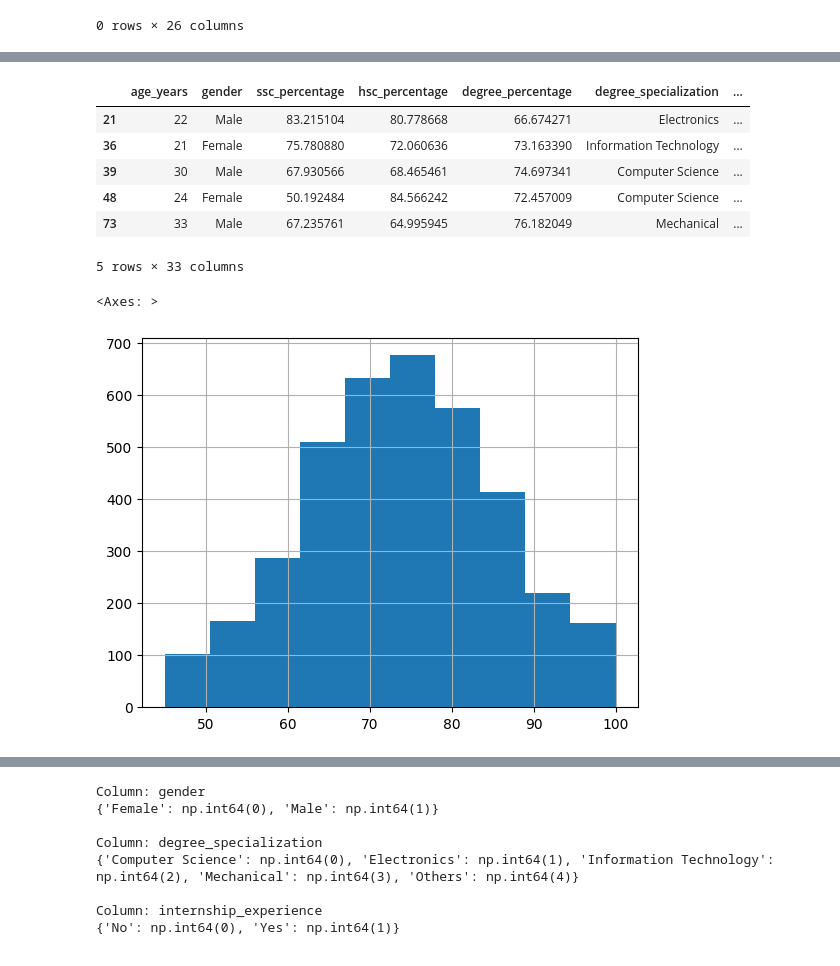
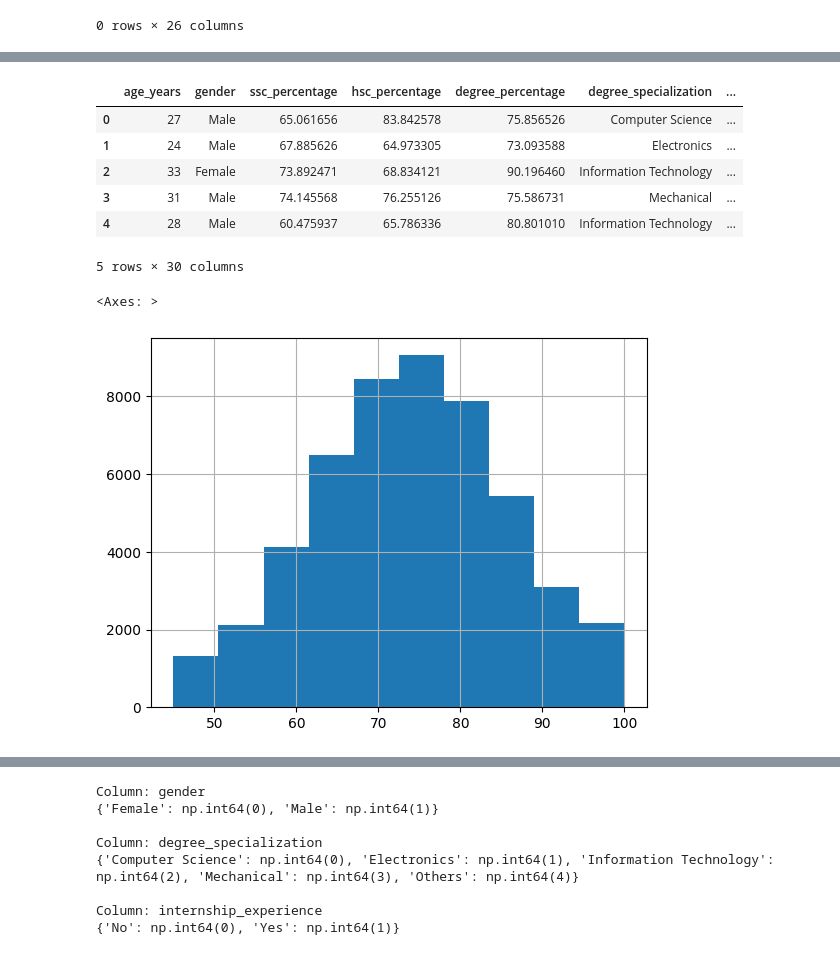
Before and after one commit to MythiliNagajothi/Job-Acceptance-Prediction-System, a Jupyter notebook: Source_code.ipynb, the cells around one changed output, grey strips where cells are left out. Saved outputs shown, nothing was run; the diff lists cells and outputs as text; code cells hidden in the pictures.

```diff
--- a/Source_code.ipynb
+++ b/Source_code.ipynb
@@ -561,10 +628,10 @@ employment_gap_months             -0.001576               1.000000
 #Experience Vs Placement probability
 
 # Create binary placement column
-df['placed'] = (df['status'] == 'Placed').astype(int)
+df_a['placed'] = (df_a['status'] == 'Placed').astype(int)
 
 placement_prob = (
-    df.groupby('years_of_experience')
+    df_a.groupby('years_of_experience')
       .agg(
           Total_Candidates=('placed', 'count'),
           Placed=('placed', 'sum'),
@@ -603,0 +674,14 @@ plt.show()
+# %%
+df_a['Interview_Score']=(df_a['technical_score']+df_a['aptitude_score']+df_a['communication_score'])/3
+# %%
+#Interview score Vs Placement probability
+
+bins = [0,30,60,80,100]
+labels = ['Poor','Average','Good','Excellent']
+
+df_a['Interview_Performance_Category'] = pd.cut(
+    df_a['Interview_Score'],
+    bins=bins,
+    labels=labels,
+    include_lowest=True
+)
@@ -604,10 +738,10 @@ plt.show()
 # %%
-df.head()
+df_a.head()
 # %% [output]
 |  | age_years | gender | ssc_percentage | hsc_percentage | degree_percentage | degree_specialization | ... |
-| 21 | 22 | Male | 83.215104 | 80.778668 | 66.674271 | Electronics | ... |
-| 36 | 21 | Female | 75.780880 | 72.060636 | 73.163390 | Information Technology | ... |
-| 39 | 30 | Male | 67.930566 | 68.465461 | 74.697341 | Computer Science | ... |
-| 48 | 24 | Female | 50.192484 | 84.566242 | 72.457009 | Computer Science | ... |
-| 73 | 33 | Male | 67.235761 | 64.995945 | 76.182049 | Mechanical | ... |
+| 0 | 27 | Male | 65.061656 | 83.842578 | 75.856526 | Computer Science | ... |
+| 1 | 24 | Male | 67.885626 | 64.973305 | 73.093588 | Electronics | ... |
+| 2 | 33 | Female | 73.892471 | 68.834121 | 90.196460 | Information Technology | ... |
+| 3 | 31 | Male | 74.145568 | 76.255126 | 75.586731 | Mechanical | ... |
+| 4 | 28 | Male | 60.475937 | 65.786336 | 80.801010 | Information Technology | ... |
-5 rows × 33 columns
+5 rows × 30 columns
@@ -615,12 +751,12 @@ df.head()
 bins=[0,1,2,10]
 labels=['Fresher','Junior','Experienced']
 
-df['Experience_Category']=pd.cut(df['years_of_experience'],bins=bins,labels=labels,include_lowest=True)
+df_a['Experience_Category']=pd.cut(df_a['years_of_experience'],bins=bins,labels=labels,include_lowest=True)
 # %%
-df['skills_match_percentage'].hist()
+df_a['skills_match_percentage'].hist()
 # %% [output]
 <Axes: >
-[figure, old version]
+[figure, new version]
 # %%
 bins=[0,25,75,100]
 labels=['Low','Medium','High']
```
Also changed, not shown: parts of 59 cells of this notebook.
